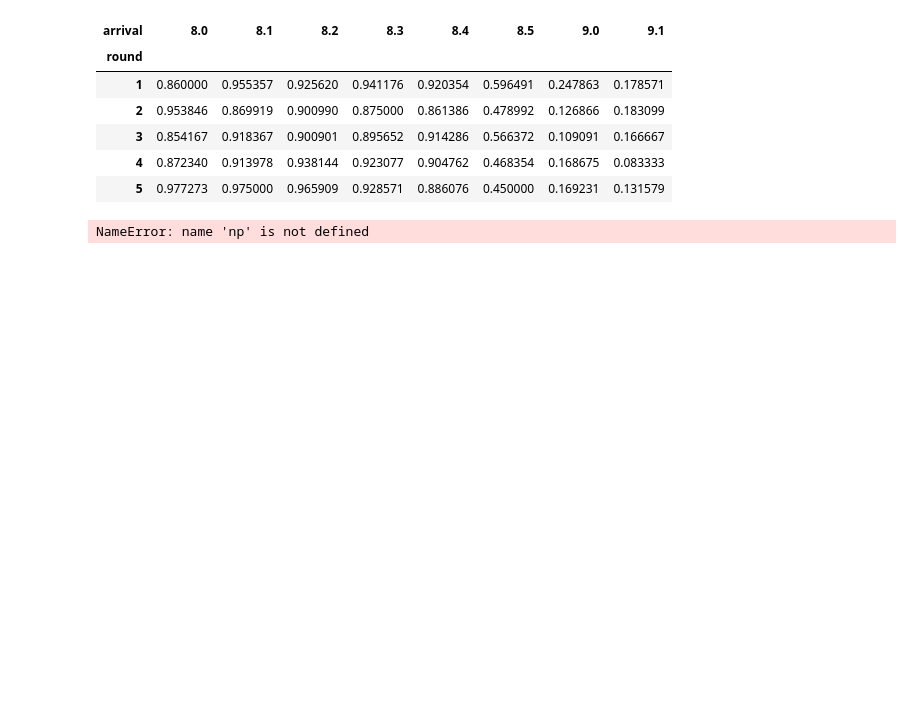
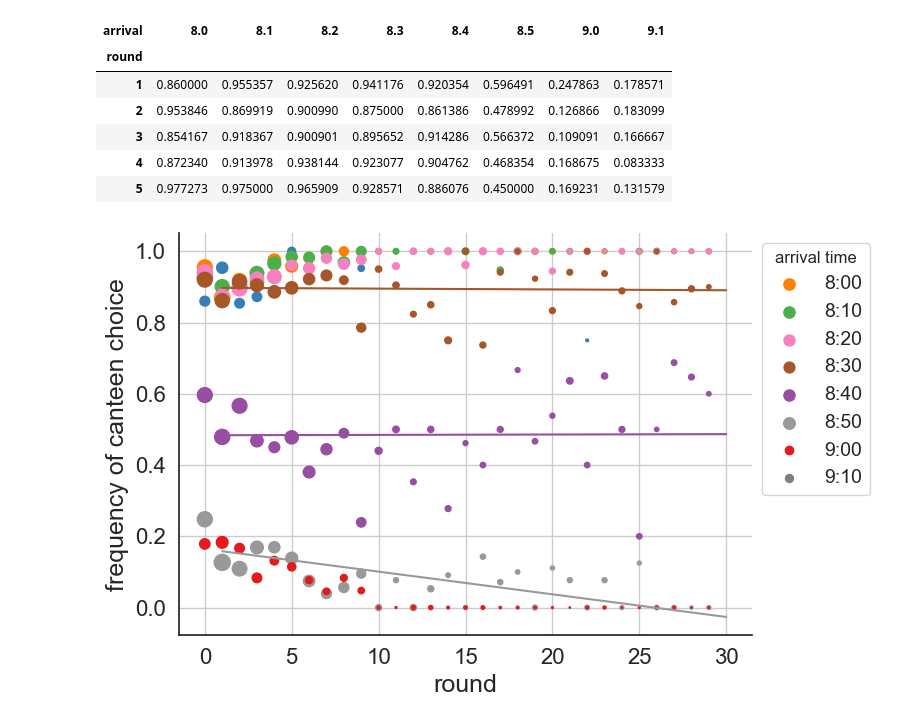
Before and after one commit to gavstrik/Paper_canteen_dilemma, a Jupyter notebook: python/fig4.ipynb, the cells around one changed output. Saved outputs shown, nothing was run; the diff lists cells and outputs as text; code cells hidden in the pictures; blank space fills up the shorter version.

Commit message:
updated figures and tables. Changed cd.tex accordingly

```diff
--- a/python/fig4.ipynb
+++ b/python/fig4.ipynb
@@ -91,33 +91,33 @@ ax.scatter(x, df[8.5], s=df_tot[8.5].values, marker='o', color='#984ea3', label=
 ax.scatter(x, df[9], s=df_tot[9].values, marker='o', color='#999999', label='9:00')
 ax.scatter(x, df[9.1], s=df_tot[9.1].values, marker='o', color='#e41a1c', label='9:10')
 ax.plot(x+1, np.poly1d(np.polyfit(x+1, df[8.5].values, 1,
         w=np.sqrt(df_tot[8.5].values)))(x+1), color='#984ea3')#, label='WLS')
 ax.plot(x+1, np.poly1d(np.polyfit(x+1, df[8.4].values, 1,
         w=np.sqrt(df_tot[8.4].values)))(x+1), color='#a65628')
 ax.plot(x+1, np.poly1d(np.polyfit(x+1, df[9].values, 1,
         w=np.sqrt(df_tot[9].values)))(x+1), color='#999999')
 
 plt.ylabel('frequency of canteen choice', fontsize=18)
 plt.xlabel('round', fontsize=18)
 plt.xticks(fontsize=16)
 plt.yticks(fontsize=16)
 handles, _ = ax.get_legend_handles_labels()
 labels = ['8:00', '8:10','8:20','8:30','8:40','8:50','9:00','9:10', 'WLS']
 
 # bruger np.roll til at placere WLS nederst:
 lgd = ax.legend(np.roll(handles,7), labels, title='arrival time', fontsize=14, prop={'size': 14}, bbox_to_anchor=(1, 1))
 lgd.legendHandles[7].set_color('grey')
 plt.grid()
 plt.tight_layout()
 
 # Remember: save as pdf and transparent=True for Adobe Illustrator
-PLOTS_DIR = 'plots'
+PLOTS_DIR = '../plots'
 
 if not os.path.exists(PLOTS_DIR):
     os.makedirs(PLOTS_DIR)
 
-plt.savefig(os.path.join(PLOTS_DIR, 'fig4_timeseries1.png'), bbox_extra_artists=(lgd,), bbox_inches='tight', transparent=True, dpi=300)
+plt.savefig(os.path.join(PLOTS_DIR, 'fig4.png'), bbox_extra_artists=(lgd,), bbox_inches='tight', transparent=True, dpi=300)
 #plt.savefig(os.path.join(PLOTS_DIR, 'fig4_timeseries1.pdf'), bbox_extra_artists=(lgd,), bbox_inches='tight', transparent=True, dpi=300)
 sns.despine()
 # %% [output]
-NameError: name 'np' is not defined
+[figure, added]
```
Also changed, not shown: 10 other files.
